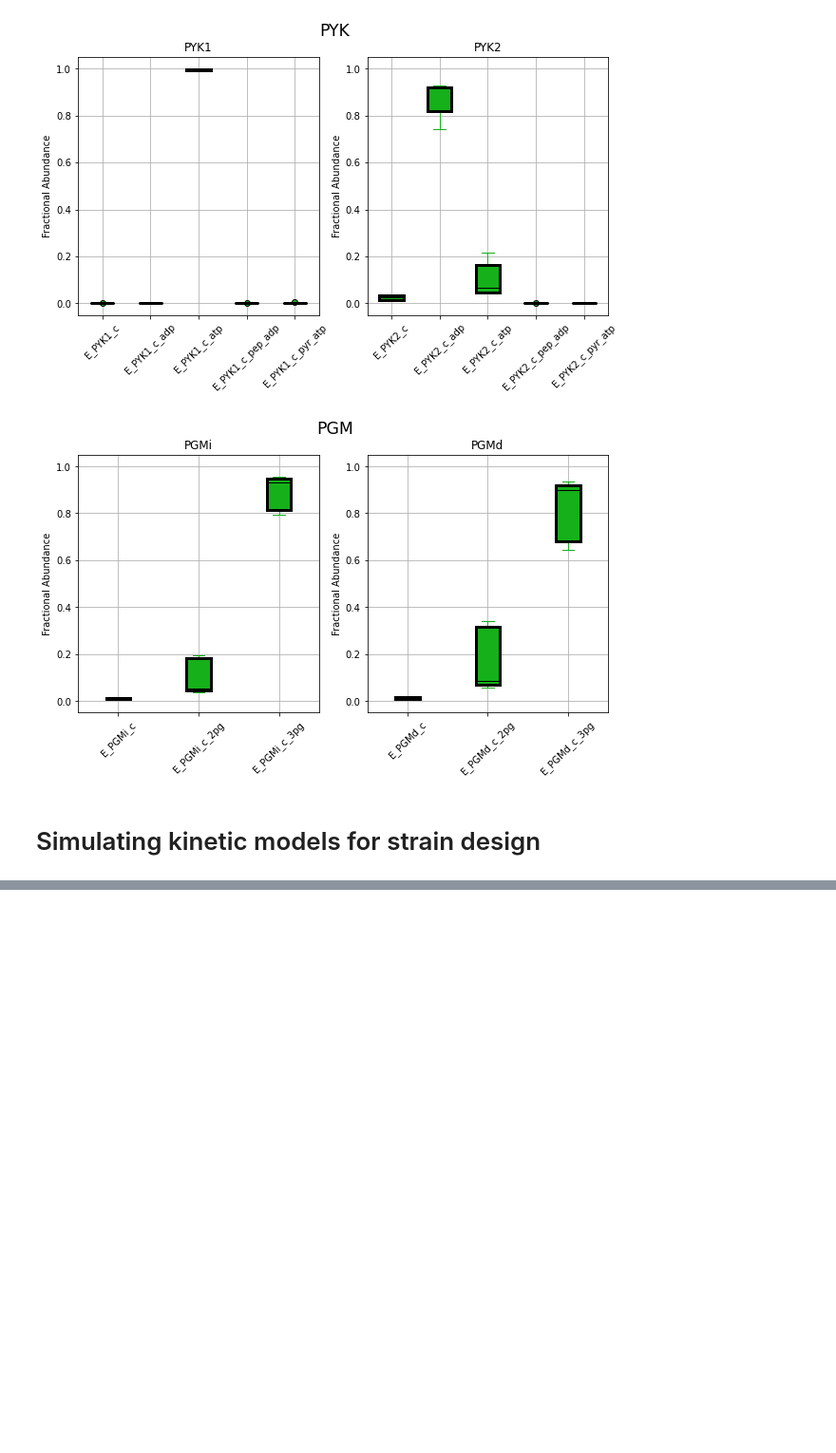
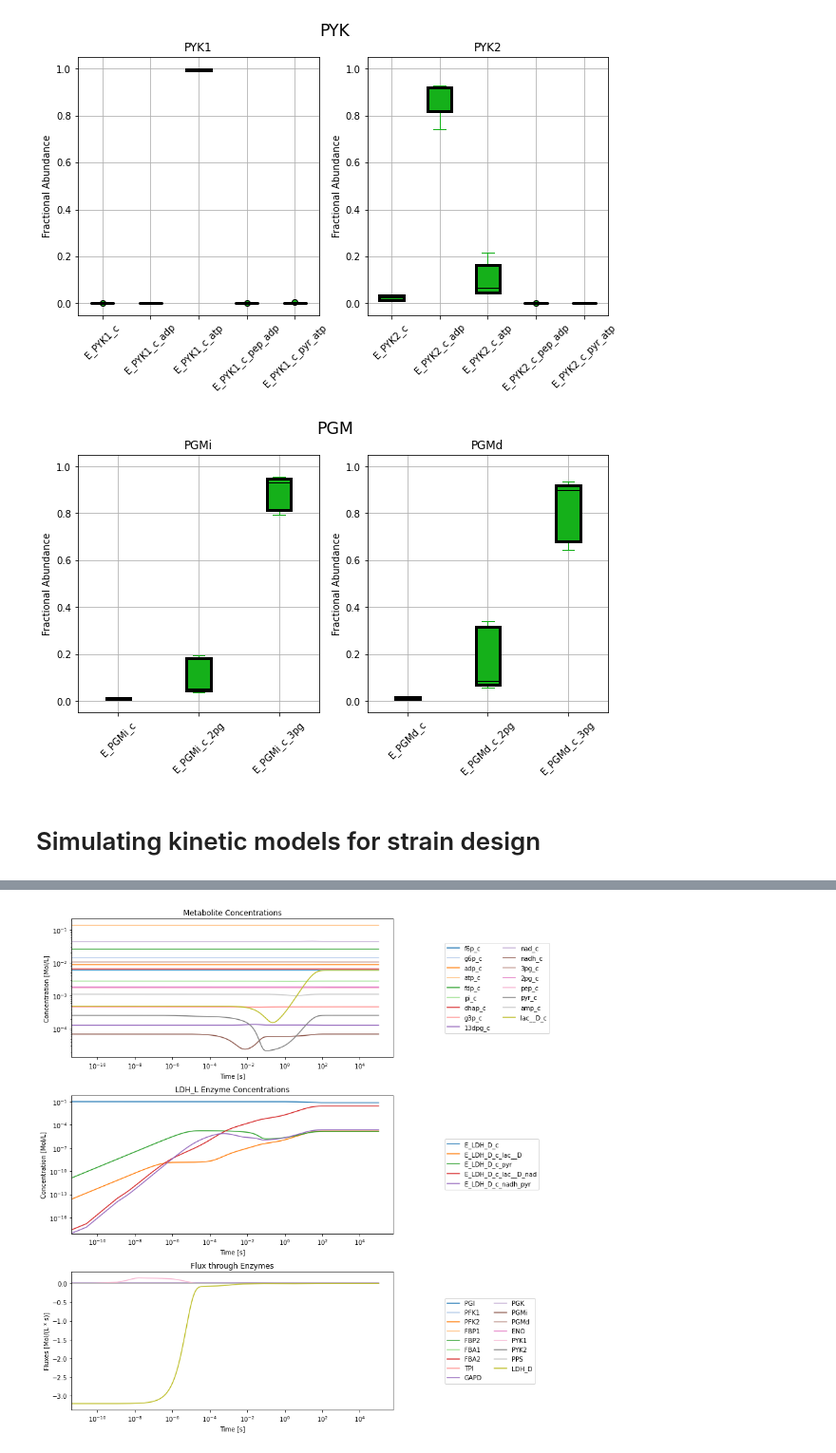
Before and after one commit to SBRG/GDGA_Shortcourse, a Jupyter notebook: Module4_Kinetics/Part2_Exercise/Kinetics and Thermodynamics of Real Metabolic Networks.ipynb, the cells around one changed output, grey strips where cells are left out. Shown at 95% size. Drawn from its saved outputs; the diff is of its cells as text; code cells hidden in the pictures; blank space fills up the shorter version.

```diff
--- a/Module4_Kinetics/Part2_Exercise/Kinetics and Thermodynamics of Real Metabolic Networks.ipynb
+++ b/Module4_Kinetics/Part2_Exercise/Kinetics and Thermodynamics of Real Metabolic Networks.ipynb
@@ -532,0 +564,53 @@ fig.suptitle(isoenzymes_of_interest, fontsize="xx-large");
+# %%
+def calc_flux_through_enzyme(flux_sol):
+    for enzyme_module in model.enzyme_modules:
+        equation = " + ".join([
+            enz_reaction.id for enz_reaction in enzyme_module.enzyme_module_reactions
+            if "Activation" not in enz_reaction.id and "Inhibition" not in enz_reaction.id
+            and "Transition" not in enz_reaction.id])
+        flux_sol.make_aggregate_solution(
+            aggregate_id=enzyme_module.id,
+            equation=equation
+        )
+
+    return flux_sol
+# %%
+conc_sol, flux_sol = sim.simulate(
+    model,
+    time=(0, 1e5),
+    perturbations={"E_LDH_D_c": 1e-1}
+)
+
+
+fig, axes = plt.subplots(nrows=3, ncols=1, figsize=(12, 12))
+
+flux_sol = calc_flux_through_enzyme(flux_sol)
+
+plot_time_profile(
+    conc_sol, ax=axes[0], observable=[
+        m.id for m in model.metabolites
+        if not isinstance(m, EnzymeModuleForm) and not m.fixed
+    ], plot_function="loglog", title="Metabolite Concentrations",
+    xlabel="Time [s]", ylabel="Concentration [Mol/L]",
+    legend="right outside"
+    )
+
+plot_time_profile(
+    conc_sol, ax=axes[1], observable=[
+        m.id for m in model.metabolites
+        if isinstance(m, EnzymeModuleForm) and m.id.startswith("E_LDH")
+    ], plot_function="loglog", title="LDH_L Enzyme Concentrations",
+    xlabel="Time [s]", ylabel="Concentration [Mol/L]",
+    legend="right outside"
+    )
+
+plot_time_profile(
+    flux_sol, ax=axes[2], observable=[
+        e.id for e in model.enzyme_modules
+    ], plot_function="semilogx", title="Flux through Enzymes",
+    xlabel="Time [s]", ylabel="Fluxes [Mol/(L * s)]",
+    legend="right outside",
+    )
+fig.tight_layout()
+# %% [output]
+[figure, added]
```
Also changed, not shown: parts of 14 cells of this notebook.
